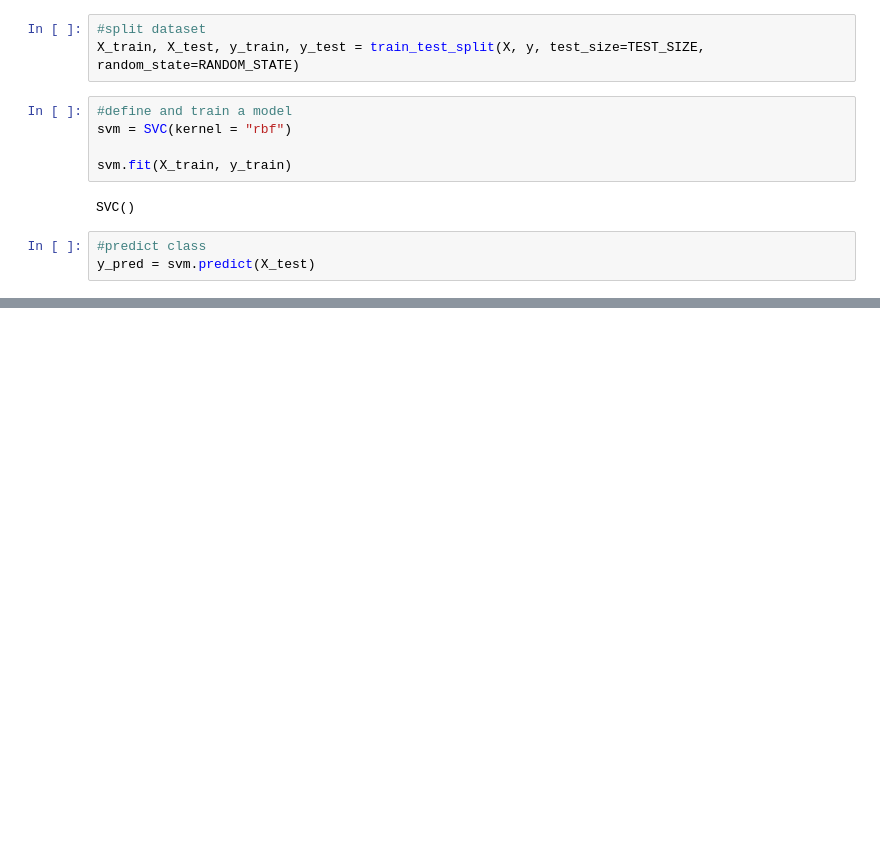
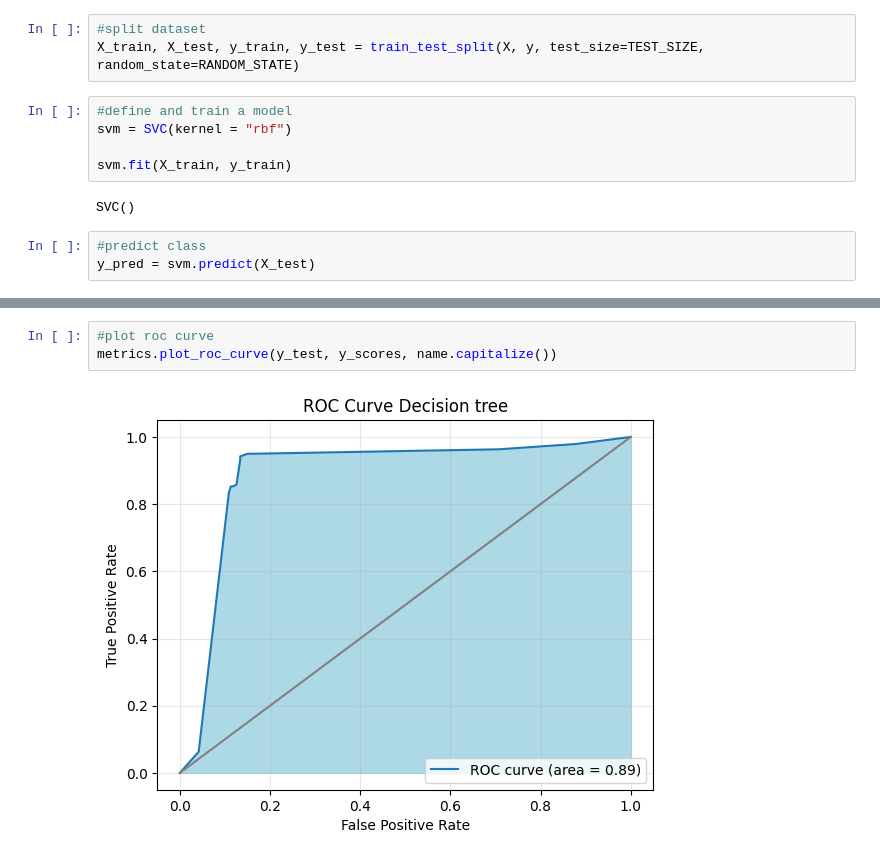
Before and after one commit to alex-bolshunov/Plant-Disease-Detection, a Jupyter notebook: plant_disease_modeling.ipynb, the cells around one changed output, grey strips where cells are left out. Cells and saved outputs as stored; diff of their text form; blank space fills up the shorter version.

```diff
--- a/plant_disease_modeling.ipynb
+++ b/plant_disease_modeling.ipynb
@@ -82,0 +198,5 @@ plt.show();
+# %%
+#plot roc curve
+metrics.plot_roc_curve(y_test, y_scores, name.capitalize())
+# %% [output]
+[figure, added]
```
Also changed, not shown: parts of 55 cells of this notebook.
